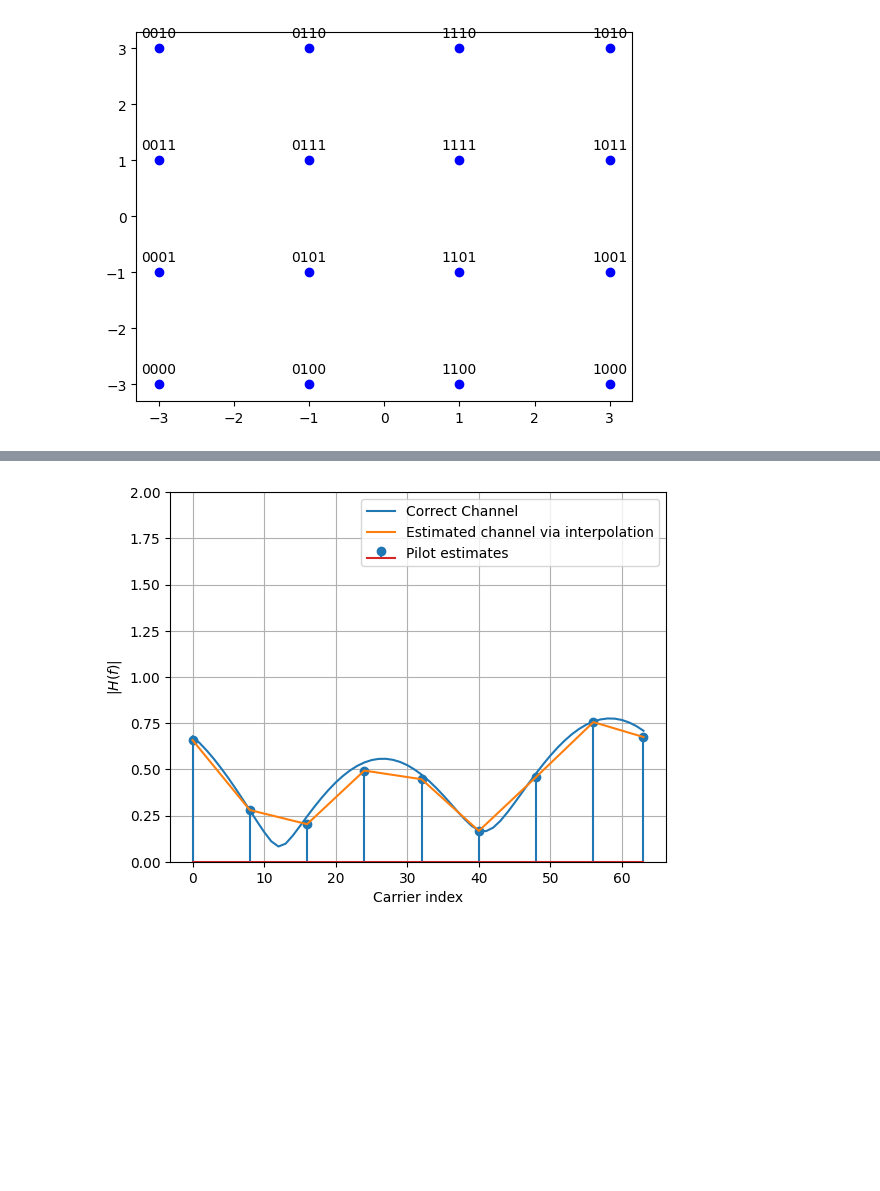
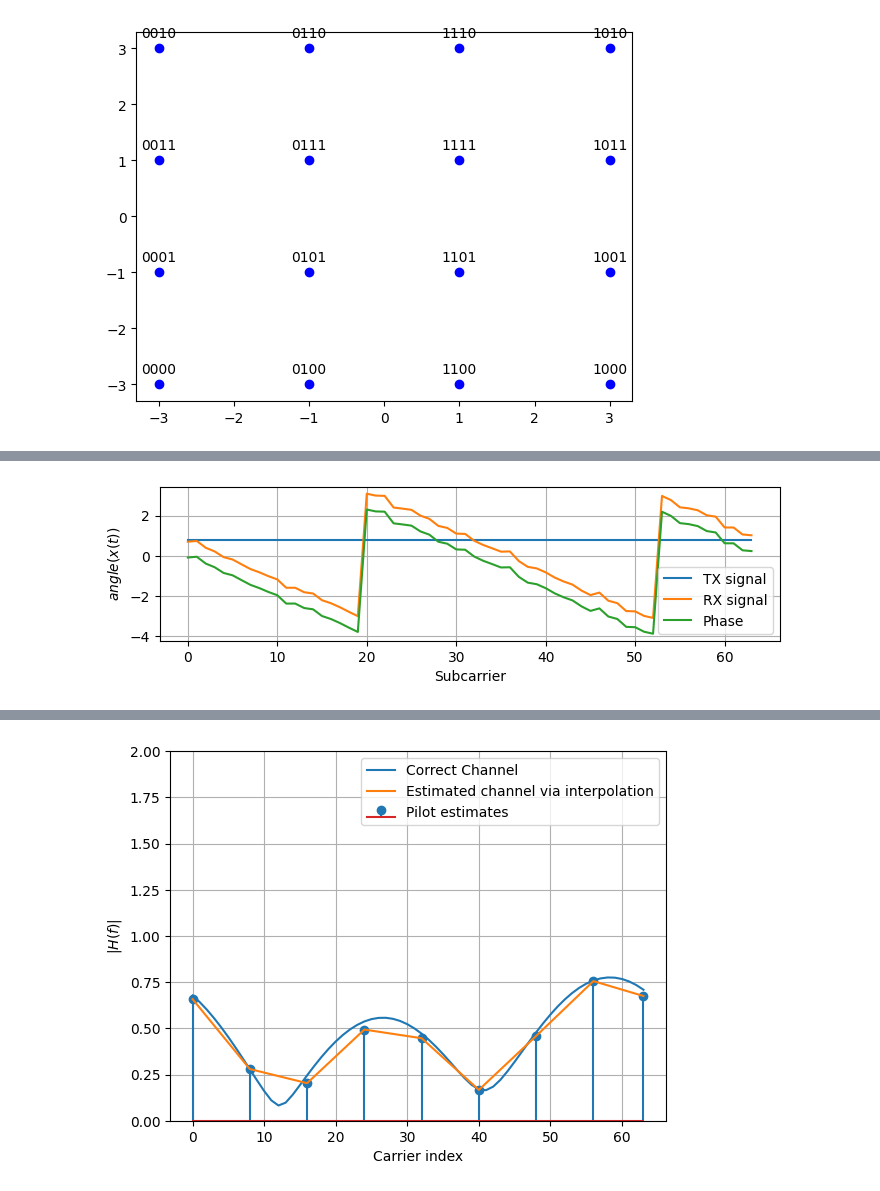
Before and after one commit to SiDongG/DSP_Comm, a Jupyter notebook: Schm_Cox/OFDM_SYNC.ipynb, the cells around one changed output, grey strips where cells are left out. Saved outputs shown, nothing was run; the diff lists cells and outputs as text; code cells hidden in the pictures; blank space fills up the shorter version.

```diff
--- a/Schm_Cox/OFDM_SYNC.ipynb
+++ b/Schm_Cox/OFDM_SYNC.ipynb
@@ -134,0 +117,15 @@ OFDM_RX_noCP = removeCP(OFDM_RX)
+# %%
+def removeCP(signal):
+    return signal[CP:(CP+Num)]
+OFDM_RX_noCP = removeCP(OFDM_RX)
+
+plt.figure(figsize=(8,2))
+plt.plot(np.angle(OFDM_data), label='TX signal')
+plt.plot(np.angle(np.fft.fft(OFDM_RX_noCP)), label='RX signal')
+plt.plot(np.angle(np.fft.fft(OFDM_RX_noCP))-np.angle(OFDM_data), label='Phase')
+plt.legend(fontsize=10)
+plt.xlabel('Subcarrier'); plt.ylabel('$angle(x(t))$');
+plt.grid(True);
+plt.show()
+# %% [output]
+[figure, added]
```
Also changed, not shown: parts of 3 cells of this notebook.
